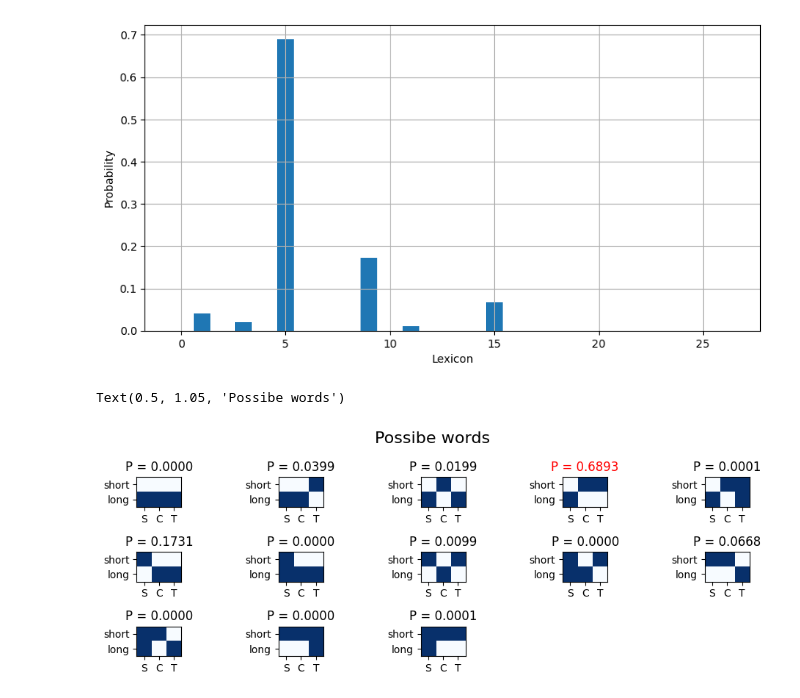
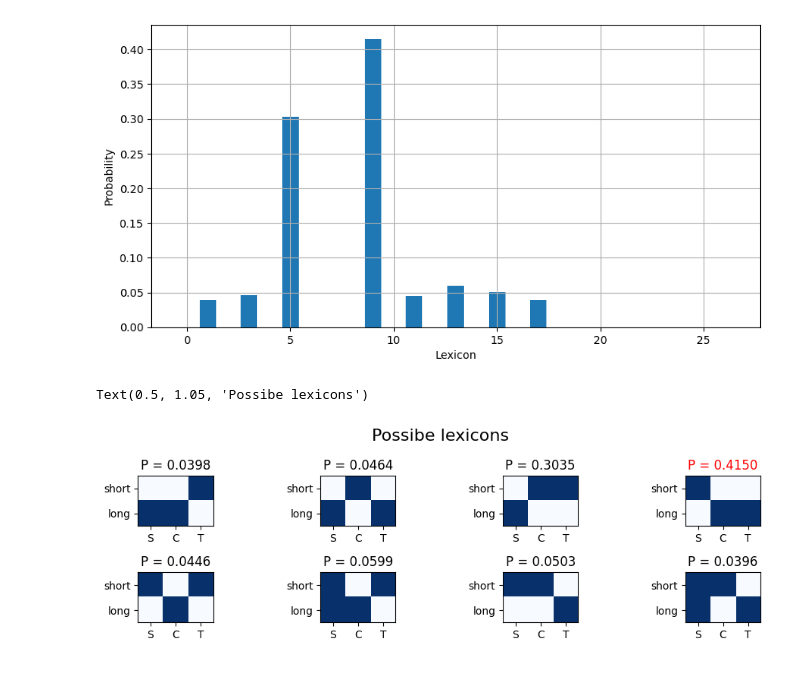
Before and after one commit to alexeykosh/2023-lexical-uncertainty-context-model, a Jupyter notebook: src/notebooks/experiment_model.ipynb, the cells around one changed output. Drawn from its saved outputs; the diff is of its cells as text; code cells hidden in the pictures.

Commit message:
new plot showcasing lexicon types

```diff
--- a/src/notebooks/experiment_model.ipynb
+++ b/src/notebooks/experiment_model.ipynb
@@ -26,6 +27,9 @@ def normalize(A):
         return A / A.sum()
     with np.errstate(divide='ignore'):
         return np.nan_to_num((A.T / A.sum(axis=1)).T)
+
+def lex_to_str(l):
+    return ''.join(map(str, l.reshape(l.shape[0] * l.shape[1])))
 # %%
 class BaseRSA:
     def __init__(self, contexts, costs, alpha, prior):
@@ -104,8 +108,8 @@ class Agent(BaseRSA):
 # %%
 N_MEANINGS = 3
 CONTEXTS = np.array([[1, 1, 0], [1, 0, 1]]) # should we normalize?
-COSTS = np.array([0, 10])
-ALPHA = 5
+COSTS = np.array([0, 0])
+ALPHA = 1
 context_meanings = {0: [0, 1], 1: [0], 2: [1]}
 PRIOR = normalize(np.array([1, 1, 1]))
 # 0 -- star
@@ -130,6 +134,7 @@ for tr in trange(100):
             meaning_guess = agent2.listener(message, context)
             logs[_]['message'] = message
             logs[_]['meaning_guess'] = meaning_guess
+            logs[_]['lexicon'] = lex_to_str(agent1.get_lexicon()[0])
             if meaning_guess == meaning:
                 logs[_]['correct'] = True
                 agent1.update_lexicon(message, meaning)
@@ -141,17 +146,18 @@ for tr in trange(100):
             meaning_guess = agent1.listener(message, context)
             logs[_]['message'] = message
             logs[_]['meaning_guess'] = meaning_guess
+            logs[_]['lexicon'] = lex_to_str(agent1.get_lexicon()[0])
             if meaning_guess == meaning:
                 logs[_]['correct'] = True
                 agent1.update_lexicon(message, meaning)
                 agent2.update_lexicon(message, meaning)
             else:
                 logs[_]['correct'] = False
-        lexicons.append(agent1.get_lexicon())
+    lexicons.append(agent1.get_lexicon())
+    lexicons.append(agent2.get_lexicon())
     logs_comp.append(logs)
     posts.append(agent1.lexicon_probs)
     posts.append(agent2.lexicon_probs)
-    lexicons_L_p.append(agent1.L_p_max())
 # %%
 # sum over posts
 lexicon_probs = normalize(np.sum(posts, axis=0))
@@ -163,33 +169,33 @@ plt.xlabel('Lexicon')
 plt.ylabel('Probability')
 plt.grid()
 # %% [output]
-[figure, old version]
+[figure, new version]
 # %%
 lexicons_ = [lexicon for lexicon, _ in lexicons]
 idx = np.unique([index for _, index in lexicons])
 prob_lexicons = [lexicon_probs[index] for index in idx]
 un_lex = np.unique(lexicons_, axis=0)
 
 dim = round(np.sqrt(len(un_lex))) + 1
 
 # To-do: need to sort by probability
 fig, ax = plt.subplots(dim, dim, figsize=(10, 5))
 for i, lex in enumerate(un_lex):
     ax[i//dim, i%dim].imshow(lex, cmap='Blues')
     ax[i//dim, i%dim].xaxis.set_ticks([0, 1, 2], ['S', 'C', 'T'])
     ax[i//dim, i%dim].yaxis.set_ticks([0, 1], ['short', 'long'])
     ax[i//dim, i%dim].set_aspect('equal')
     ax[i//dim, i%dim].title.set_text(f'P = {prob_lexicons[i]:.4f}')
     # make the title red for the lexicon with maximum probability
     if prob_lexicons[i] == max(prob_lexicons):
         ax[i//dim, i%dim].title.set_color('red')
 # if there is lexicon that 16, remove the remaining axes
 if len(un_lex) < dim**2:
     for i in range(len(un_lex), dim**2):
         fig.delaxes(ax[i//dim, i%dim])
 fig.tight_layout()
 # add title
-fig.suptitle('Possibe words', fontsize=16, y=1.05)
+fig.suptitle('Possibe lexicons', fontsize=16, y=1.05)
 # %% [output]
-Text(0.5, 1.05, 'Possibe words')
+Text(0.5, 1.05, 'Possibe lexicons')
-[figure, old version]
+[figure, new version]
```
Also changed, not shown: parts of 17 cells of this notebook.
